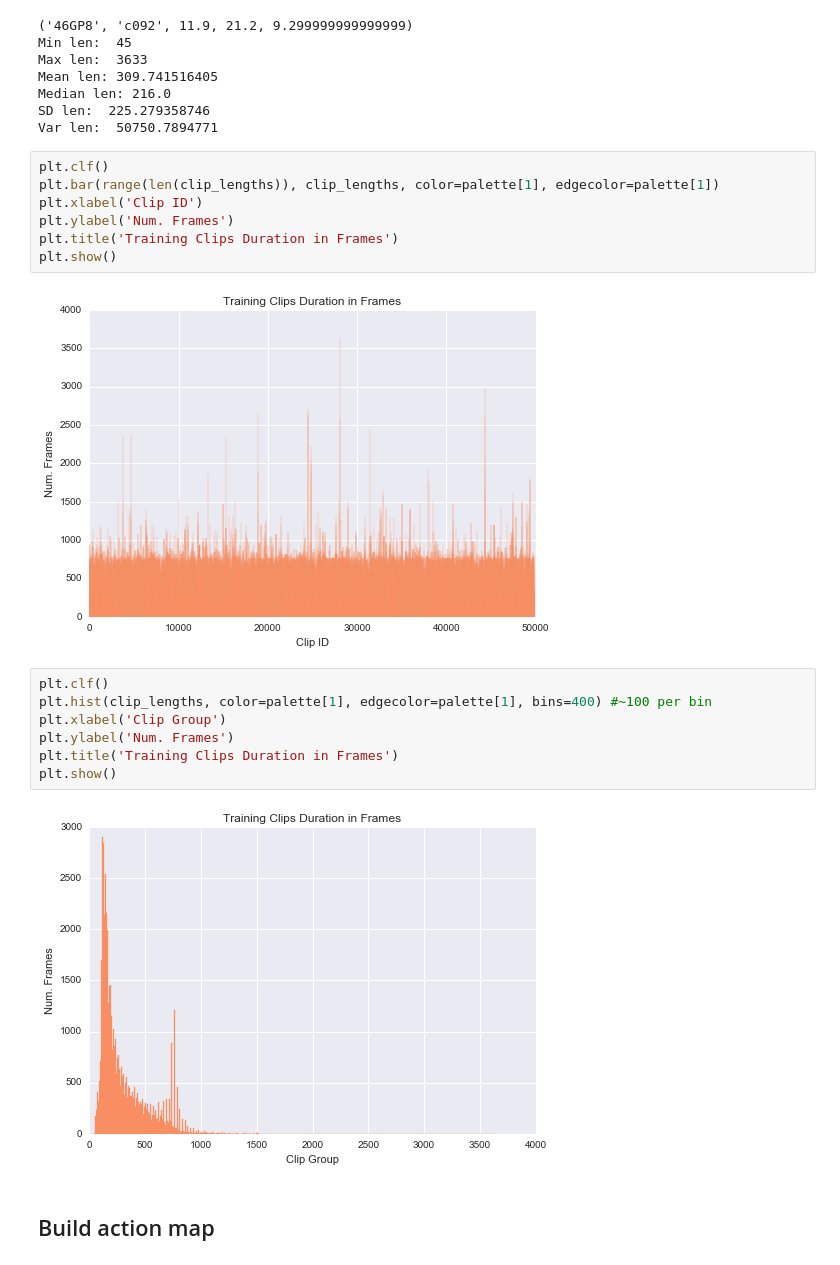
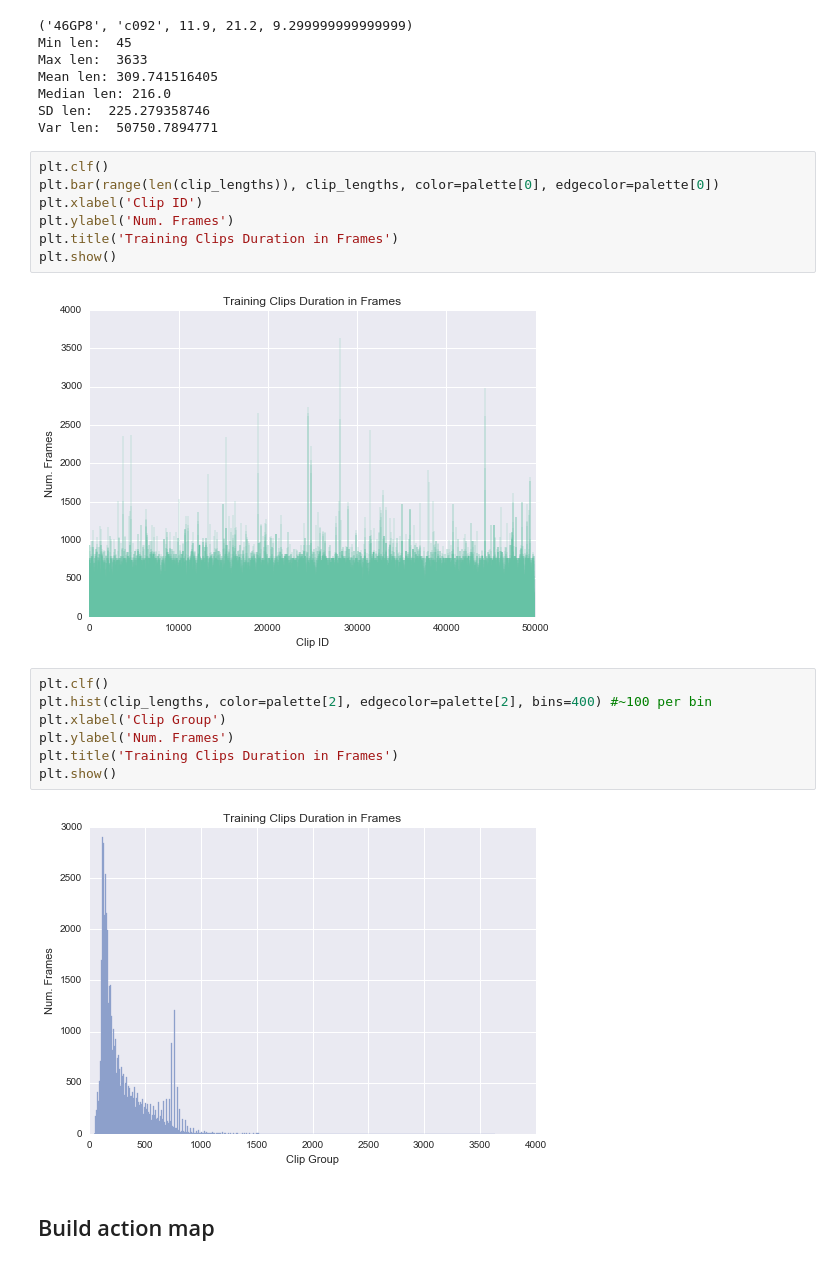
Before and after one commit to salmedina/16824_FinalProject, a Jupyter notebook: notebooks/Charades Analysis.ipynb, the cells around one changed output. Cells and saved outputs as stored; diff of their text form.

```diff
--- a/notebooks/Charades Analysis.ipynb
+++ b/notebooks/Charades Analysis.ipynb
@@ -190,22 +190,22 @@ SD len:  225.279358746
 Var len:  50750.7894771
 # %%
 plt.clf()
-plt.bar(range(len(clip_lengths)), clip_lengths, color=palette[1], edgecolor=palette[1])
+plt.bar(range(len(clip_lengths)), clip_lengths, color=palette[0], edgecolor=palette[0])
 plt.xlabel('Clip ID')
 plt.ylabel('Num. Frames')
 plt.title('Training Clips Duration in Frames')
 plt.show()
 # %% [output]
-[figure, old version]
+[figure, new version]
 # %%
 plt.clf()
-plt.hist(clip_lengths, color=palette[1], edgecolor=palette[1], bins=400) #~100 per bin
+plt.hist(clip_lengths, color=palette[2], edgecolor=palette[2], bins=400) #~100 per bin
 plt.xlabel('Clip Group')
 plt.ylabel('Num. Frames')
 plt.title('Training Clips Duration in Frames')
 plt.show()
 # %% [output]
-[figure, old version]
+[figure, new version]
 # %% [markdown]
 ## Build action map
 # %%
```
